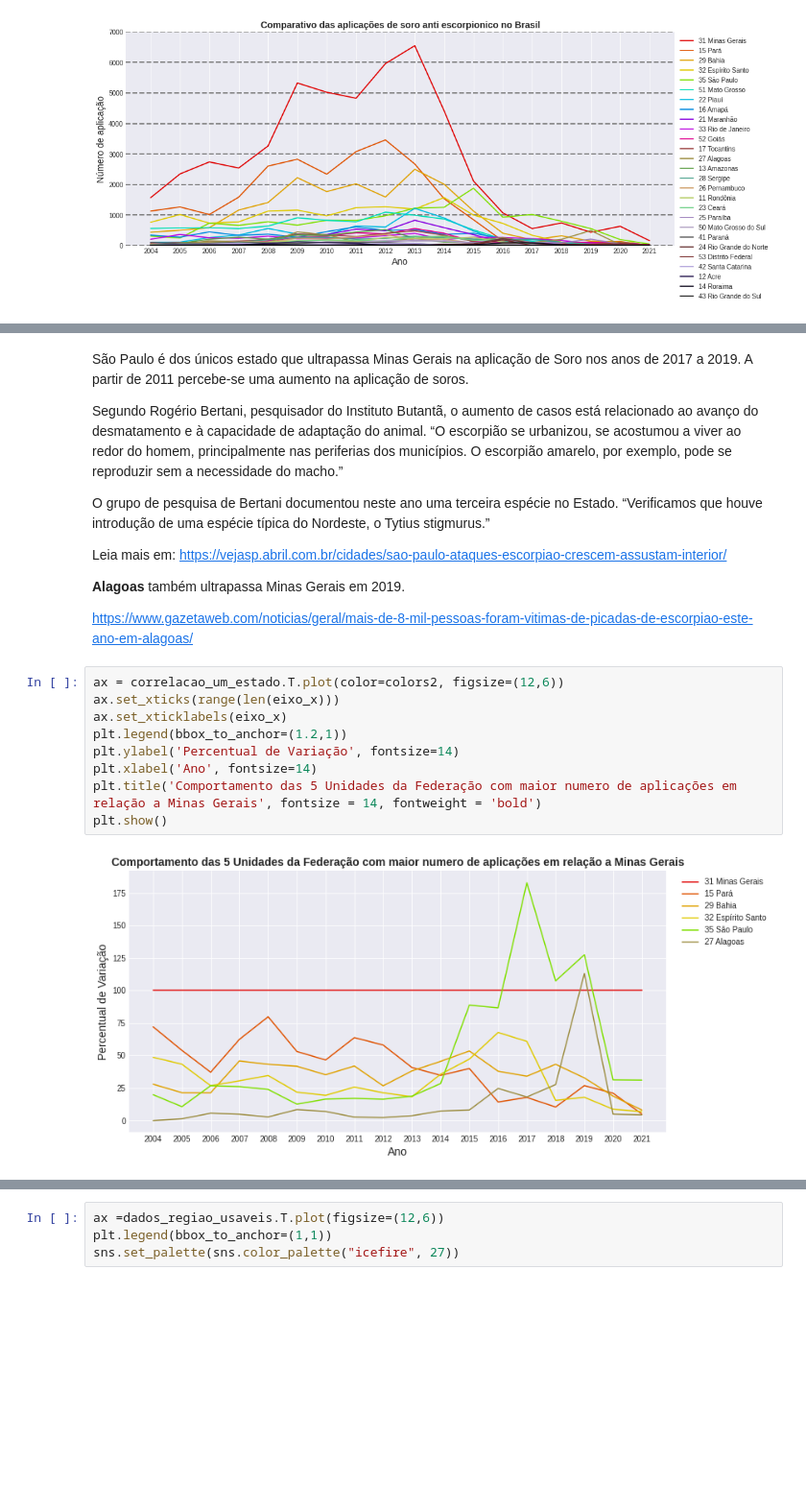
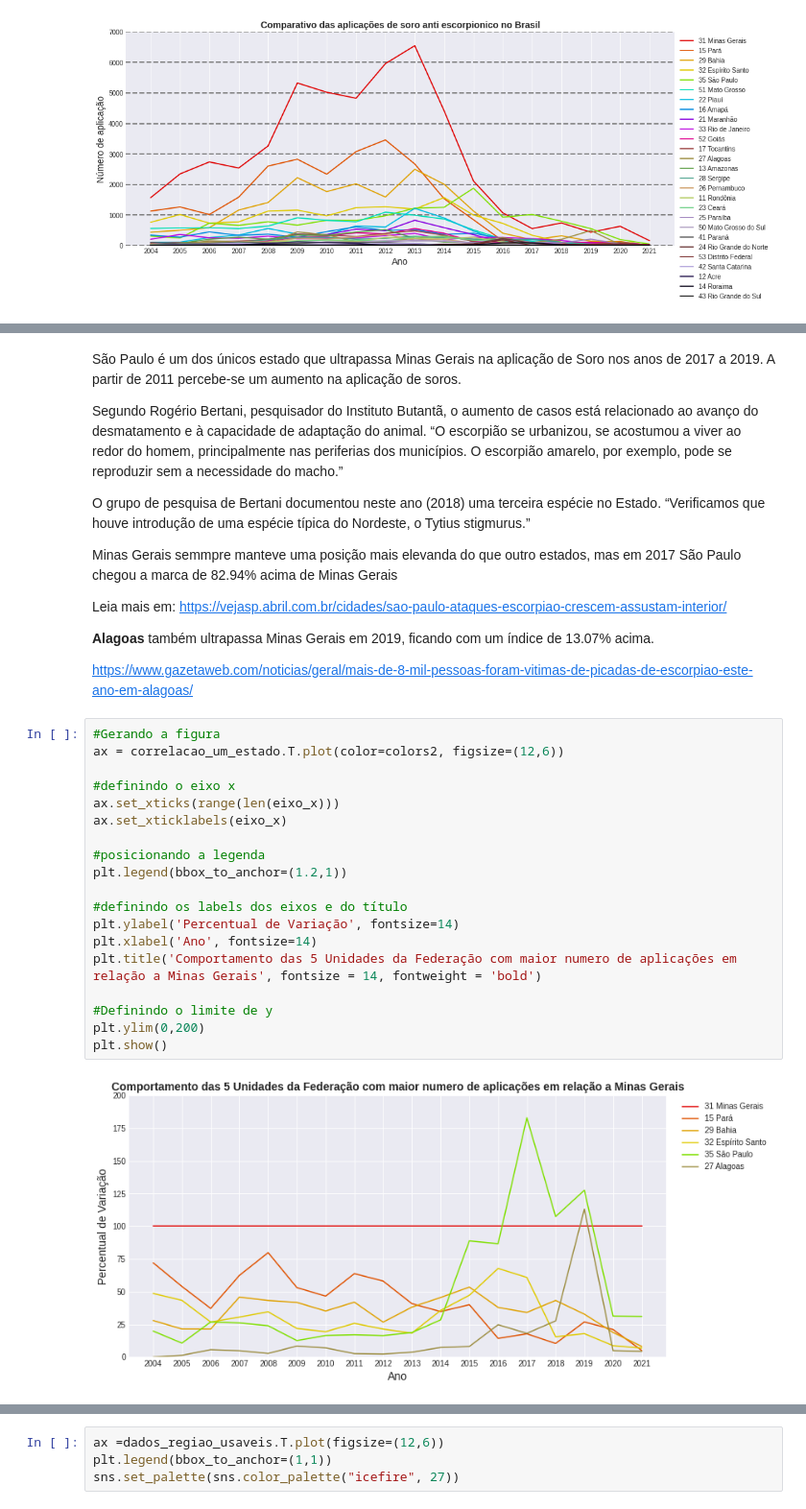
Before and after one commit to laugustovieira/Soro_Anti_Escorpionico, a Jupyter notebook: noteboocks/soro_anti_escorpionico.ipynb, the cells around one changed output, grey strips where cells are left out. Shown at 96% size. Cells and saved outputs as stored; diff of their text form; blank space fills up the shorter version.

```diff
--- a/noteboocks/soro_anti_escorpionico.ipynb
+++ b/noteboocks/soro_anti_escorpionico.ipynb
@@ -174,25 +199,37 @@ correlacao_um_estado.style.background_gradient(cmap='coolwarm').set_precision(2)
 | 35 São Paulo | 19.89 | 10.65 | 26.78 | 26.09 | 23.94 | 12.58 | 16.48 | 17.03 | 16.39 | 18.74 | 28.41 | ... |
 | 27 Alagoas | 0.00 | 1.32 | 5.62 | 4.84 | 2.76 | 8.41 | 6.99 | 2.61 | 2.30 | 3.70 | 7.31 | ... |
 # %% [markdown]
-São Paulo é dos únicos estado que ultrapassa Minas Gerais na aplicação de Soro nos anos de 2017 a 2019.  A partir de 2011 percebe-se uma aumento na aplicação de soros.
+São Paulo é um dos únicos estado que ultrapassa Minas Gerais na aplicação de Soro nos anos de 2017 a 2019.  A partir de 2011 percebe-se um aumento na aplicação de soros.
 
 Segundo Rogério Bertani, pesquisador do Instituto Butantã, o aumento de casos está relacionado ao avanço do desmatamento e à capacidade de adaptação do animal. “O escorpião se urbanizou, se acostumou a viver ao redor do homem, principalmente nas periferias dos municípios. O escorpião amarelo, por exemplo, pode se reproduzir sem a necessidade do macho.”
 
-O grupo de pesquisa de Bertani documentou neste ano uma terceira espécie no Estado. “Verificamos que houve introdução de uma espécie típica do Nordeste, o Tytius stigmurus.”
+O grupo de pesquisa de Bertani documentou neste ano (2018) uma terceira espécie no Estado. “Verificamos que houve introdução de uma espécie típica do Nordeste, o Tytius stigmurus.”
+
+Minas Gerais semmpre manteve uma posição mais elevanda do que outro estados, mas em 2017 São Paulo chegou a marca de 82.94% acima de Minas Gerais
 
 Leia mais em: https://vejasp.abril.com.br/cidades/sao-paulo-ataques-escorpiao-crescem-assustam-interior/
 
-**Alagoas** também ultrapassa Minas Gerais em 2019.
+**Alagoas** também ultrapassa Minas Gerais em 2019, ficando com um índice de 13.07% acima.
 
 https://www.gazetaweb.com/noticias/geral/mais-de-8-mil-pessoas-foram-vitimas-de-picadas-de-escorpiao-este-ano-em-alagoas/
 # %%
+#Gerando a figura
 ax = correlacao_um_estado.T.plot(color=colors2, figsize=(12,6))
+
+#definindo o eixo x
 ax.set_xticks(range(len(eixo_x)))
 ax.set_xticklabels(eixo_x)
+
+#posicionando a legenda
 plt.legend(bbox_to_anchor=(1.2,1))
+
+#definindo os labels dos eixos e do título
 plt.ylabel('Percentual de Variação', fontsize=14)
 plt.xlabel('Ano', fontsize=14)
 plt.title('Comportamento das 5 Unidades da Federação com maior numero de aplicações em relação a Minas Gerais', fontsize = 14, fontweight = 'bold')
+
+#Definindo o limite de y
+plt.ylim(0,200)
 plt.show()
 # %% [output]
-[figure, old version]
+[figure, new version]
```
Also changed, not shown: parts of 18 cells of this notebook.
